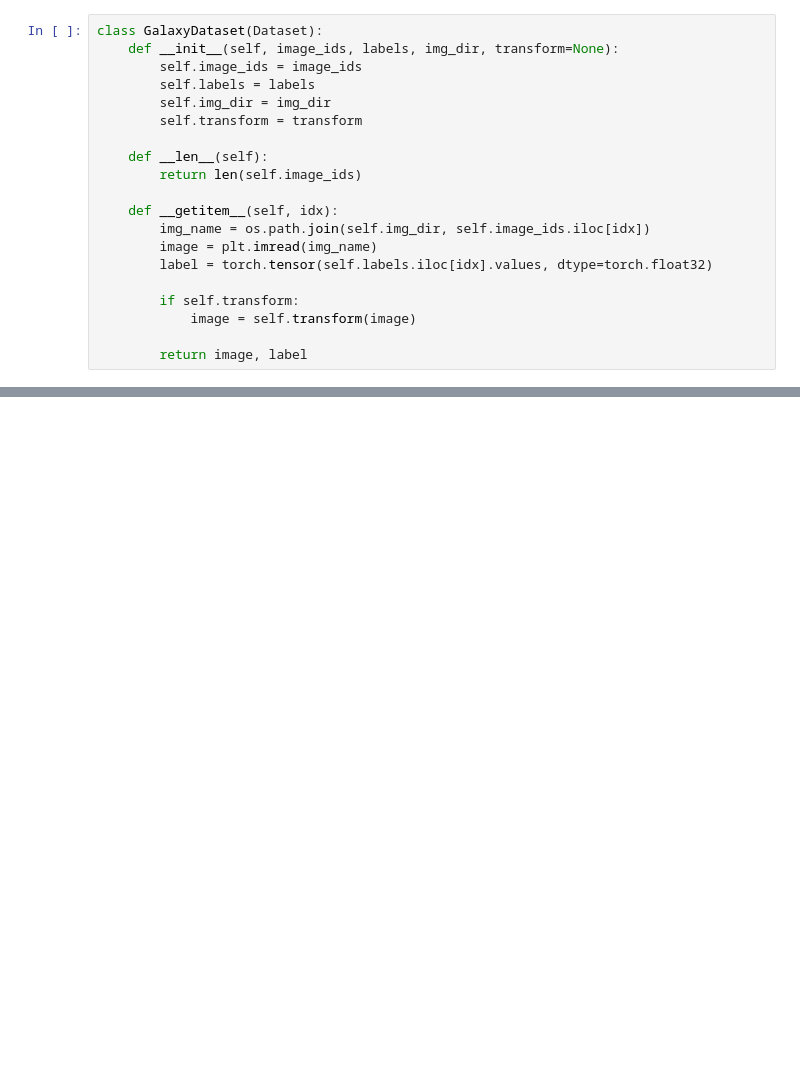
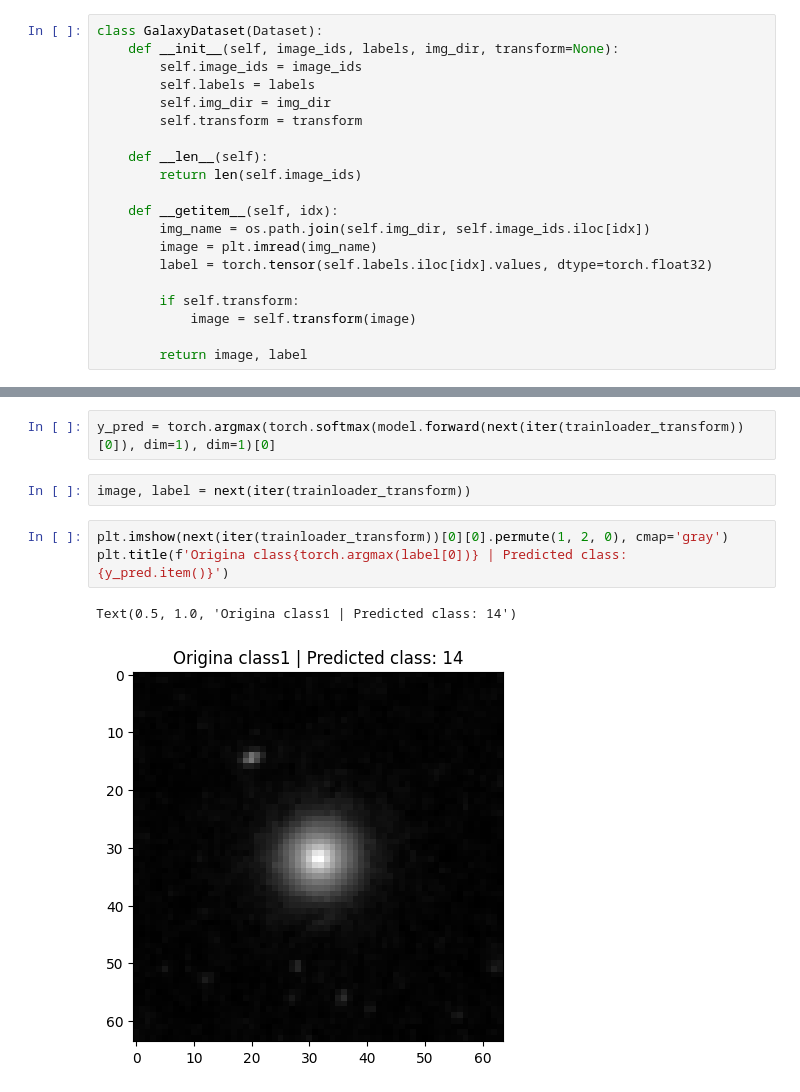
Before and after one commit to UChile-IDIA/ClassificadorGalaxias, a Jupyter notebook: ClassificadorGalaxias.ipynb, the cells around one changed output, grey strips where cells are left out. Saved outputs shown, nothing was run; the diff lists cells and outputs as text; blank space fills up the shorter version.

```diff
--- a/ClassificadorGalaxias.ipynb
+++ b/ClassificadorGalaxias.ipynb
@@ -271,3 +377,13 @@ optimizer = optim.Adam(model.parameters(), lr=0.001)
+# %%
+y_pred = torch.argmax(torch.softmax(model.forward(next(iter(trainloader_transform))[0]), dim=1), dim=1)[0]
+# %%
+image, label = next(iter(trainloader_transform))
+# %%
+plt.imshow(next(iter(trainloader_transform))[0][0].permute(1, 2, 0), cmap='gray')
+plt.title(f'Origina class{torch.argmax(label[0])} | Predicted class: {y_pred.item()}')
+# %% [output]
+Text(0.5, 1.0, 'Origina class1 | Predicted class: 14')
+[figure, added]
 # %%
 for epoch in tqdm.tqdm(range(2)):  # loop over the dataset multiple times
     model.train()
```
Also changed, not shown: parts of 13 cells of this notebook.
